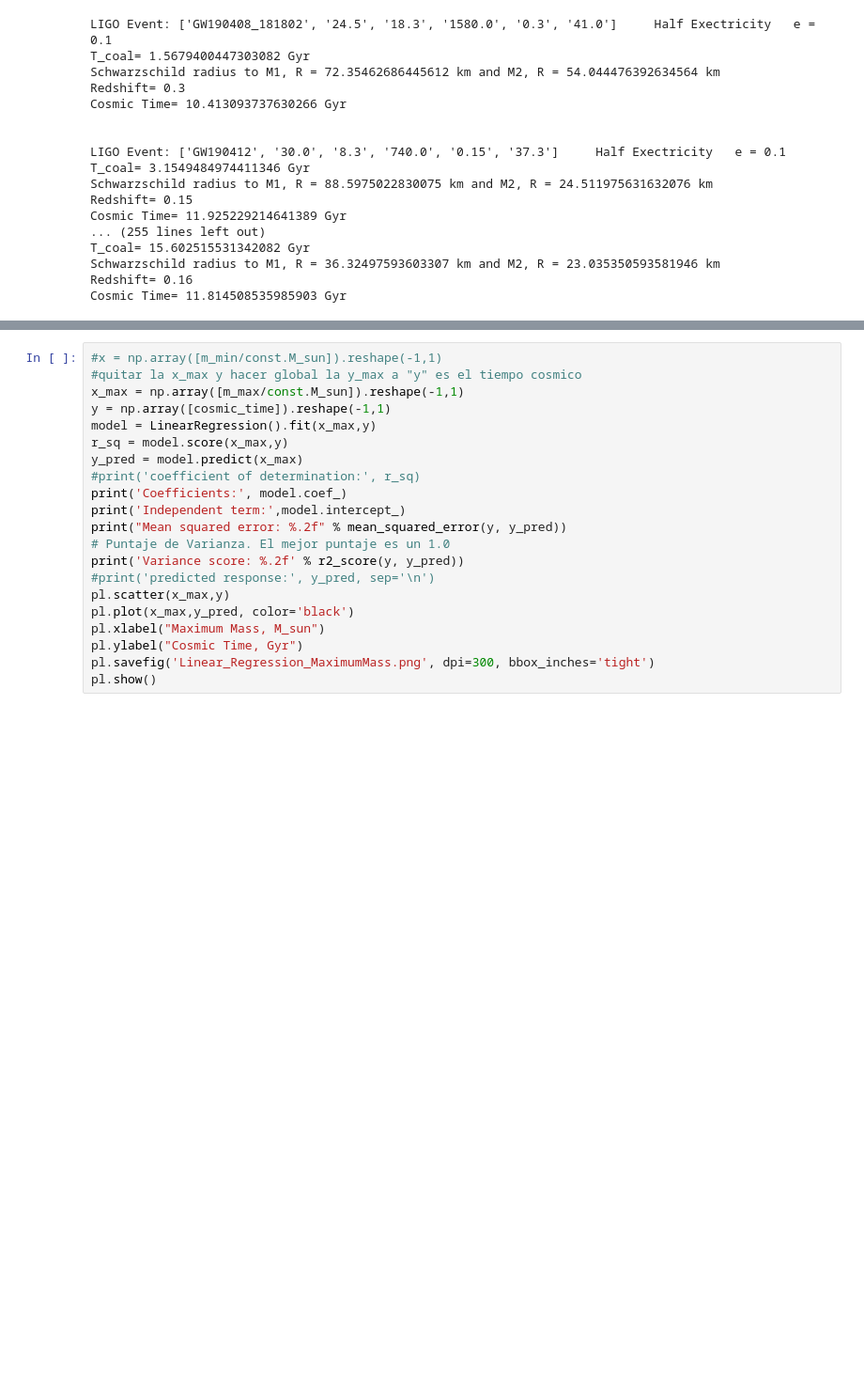
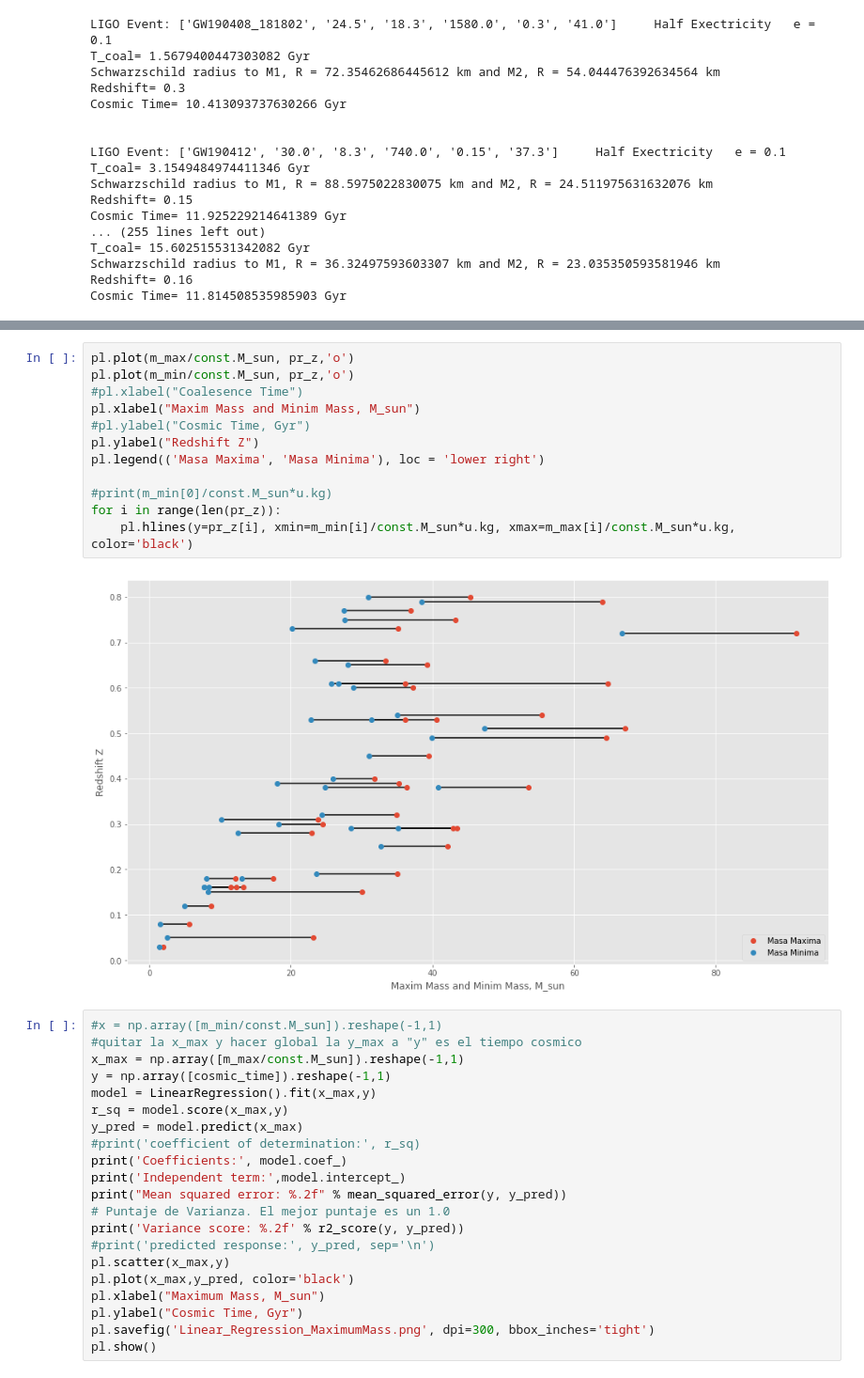
Before and after one commit to TadeoDGAguilar/PBHs_Coalescence, a Jupyter notebook: pandas_cvs_ligo.ipynb, the cells around one changed output, grey strips where cells are left out. Shown: that part at 94% size. Saved outputs shown, nothing was run; the diff lists cells and outputs as text; blank space fills up the shorter version.

```diff
--- a/pandas_cvs_ligo.ipynb
+++ b/pandas_cvs_ligo.ipynb
@@ -214,6 +220,20 @@ pl.savefig('Z_vs_Masses.png', dpi=300, bbox_inches='tight')
 pl.show()
 # %% [output]
 [figure]
+# %%
+pl.plot(m_max/const.M_sun, pr_z,'o')
+pl.plot(m_min/const.M_sun, pr_z,'o')
+#pl.xlabel("Coalesence Time")
+pl.xlabel("Maxim Mass and Minim Mass, M_sun")
+#pl.ylabel("Cosmic Time, Gyr")
+pl.ylabel("Redshift Z")
+pl.legend(('Masa Maxima', 'Masa Minima'), loc = 'lower right')
+
+#print(m_min[0]/const.M_sun*u.kg)
+for i in range(len(pr_z)):
+    pl.hlines(y=pr_z[i], xmin=m_min[i]/const.M_sun*u.kg, xmax=m_max[i]/const.M_sun*u.kg, color='black')
+# %% [output]
+[figure, added]
 # %%
 #x = np.array([m_min/const.M_sun]).reshape(-1,1)
 #quitar la x_max y hacer global la y_max a "y" es el tiempo cosmico
```
Also changed, not shown: parts of 3 cells of this notebook.
